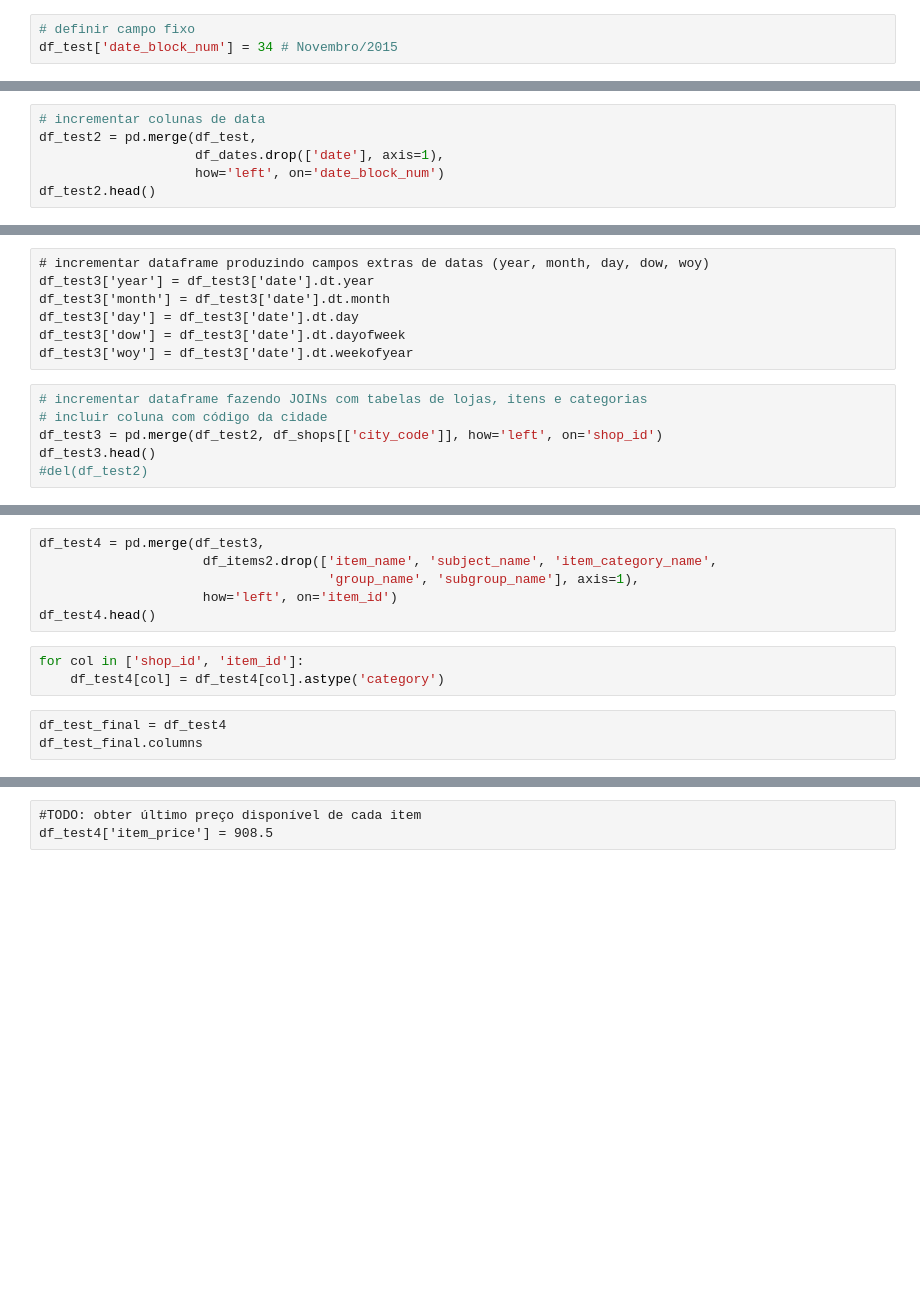
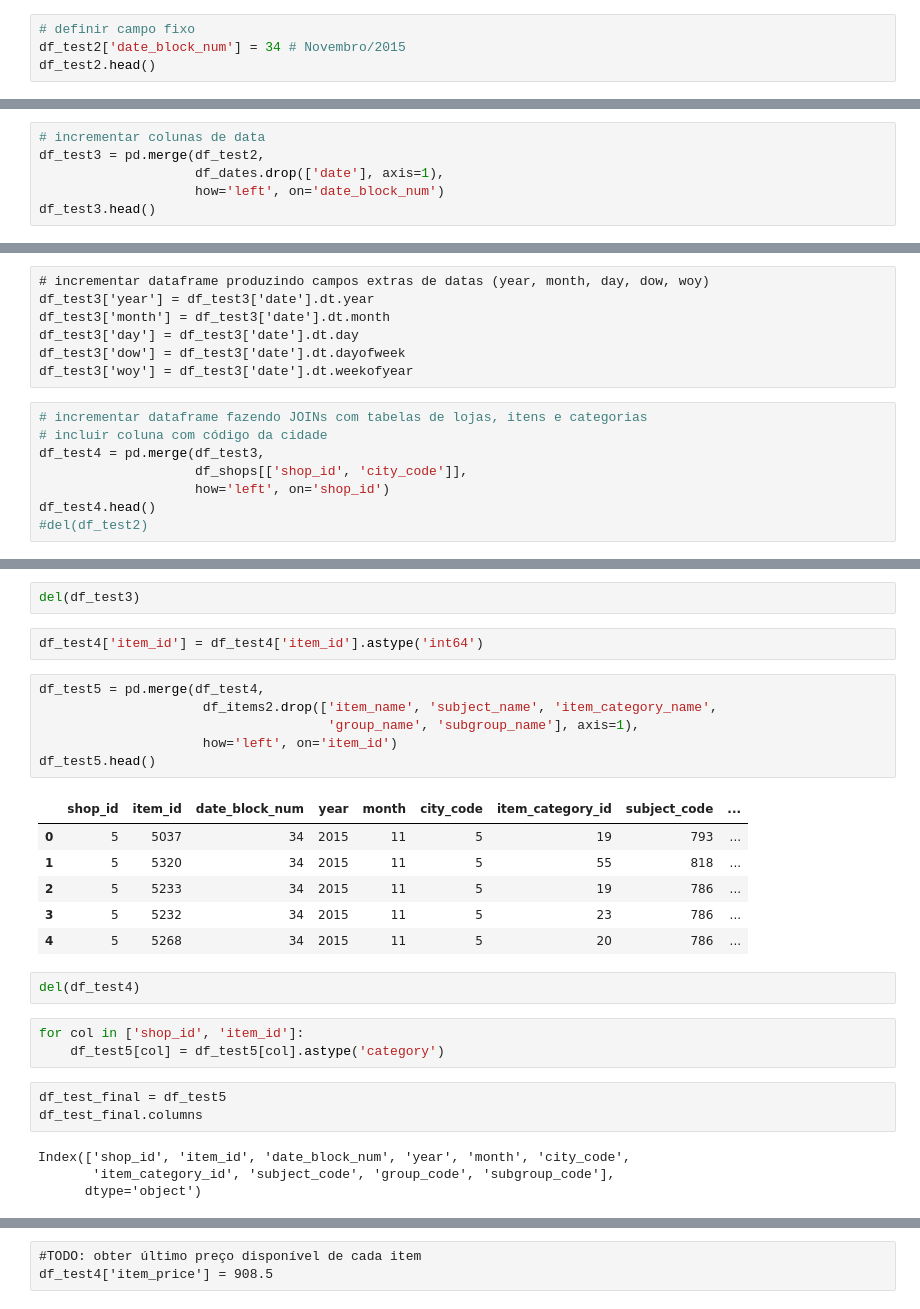
Before and after one commit to hjort/ai-labs, a Jupyter notebook: jupyter/sales-russia/Predict Future Sales in Russia - Hjort.ipynb, the cells around one changed output, grey strips where cells are left out. Saved outputs shown, nothing was run; the diff lists cells and outputs as text; blank space fills up the shorter version.

```diff
--- a/jupyter/sales-russia/Predict Future Sales in Russia - Hjort.ipynb
+++ b/jupyter/sales-russia/Predict Future Sales in Russia - Hjort.ipynb
@@ -1078,3 +1208,4 @@ df_test.head()
 # %%
 # definir campo fixo
-df_test['date_block_num'] = 34 # Novembro/2015
+df_test2['date_block_num'] = 34 # Novembro/2015
+df_test2.head()
@@ -1081,6 +1220,6 @@ df_test['date_block_num'] = 34 # Novembro/2015
 # %%
 # incrementar colunas de data
-df_test2 = pd.merge(df_test,
+df_test3 = pd.merge(df_test2,
                     df_dates.drop(['date'], axis=1),
                     how='left', on='date_block_num')
-df_test2.head()
+df_test3.head()
@@ -1094,6 +1242,8 @@ df_test3['woy'] = df_test3['date'].dt.weekofyear
 # %%
 # incrementar dataframe fazendo JOINs com tabelas de lojas, itens e categorias
 # incluir coluna com código da cidade
-df_test3 = pd.merge(df_test2, df_shops[['city_code']], how='left', on='shop_id')
-df_test3.head()
+df_test4 = pd.merge(df_test3,
+                    df_shops[['shop_id', 'city_code']],
+                    how='left', on='shop_id')
+df_test4.head()
 #del(df_test2)
@@ -1100,14 +1257,31 @@ df_test3.head()
+# %%
+del(df_test3)
+# %%
+df_test4['item_id'] = df_test4['item_id'].astype('int64')
 # %%
-df_test4 = pd.merge(df_test3,
+df_test5 = pd.merge(df_test4,
                      df_items2.drop(['item_name', 'subject_name', 'item_category_name',
                                      'group_name', 'subgroup_name'], axis=1),
                      how='left', on='item_id')
-df_test4.head()
+df_test5.head()
+# %% [output]
+|  | shop_id | item_id | date_block_num | year | month | city_code | item_category_id | subject_code | ... |
+| 0 | 5 | 5037 | 34 | 2015 | 11 | 5 | 19 | 793 | ... |
+| 1 | 5 | 5320 | 34 | 2015 | 11 | 5 | 55 | 818 | ... |
+| 2 | 5 | 5233 | 34 | 2015 | 11 | 5 | 19 | 786 | ... |
+| 3 | 5 | 5232 | 34 | 2015 | 11 | 5 | 23 | 786 | ... |
+| 4 | 5 | 5268 | 34 | 2015 | 11 | 5 | 20 | 786 | ... |
+# %%
+del(df_test4)
 # %%
 for col in ['shop_id', 'item_id']:
-    df_test4[col] = df_test4[col].astype('category')
+    df_test5[col] = df_test5[col].astype('category')
 # %%
-df_test_final = df_test4
+df_test_final = df_test5
 df_test_final.columns
+# %% [output]
+Index(['shop_id', 'item_id', 'date_block_num', 'year', 'month', 'city_code',
+       'item_category_id', 'subject_code', 'group_code', 'subgroup_code'],
+      dtype='object')
 # %%
 df_test_final.info()
```
Also changed, not shown: parts of 45 cells of this notebook, 4 other files.
